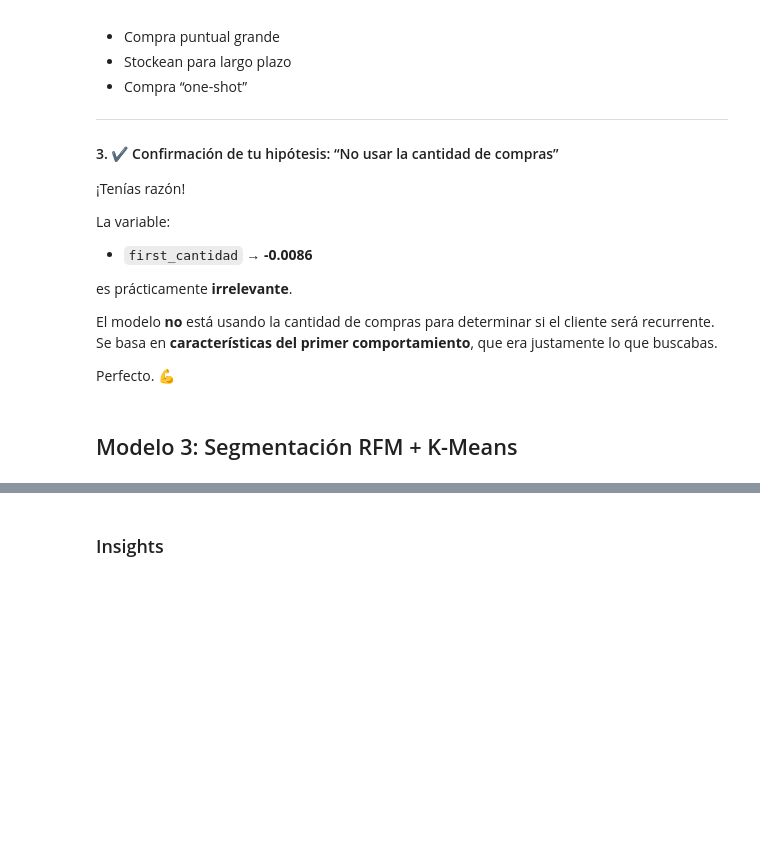
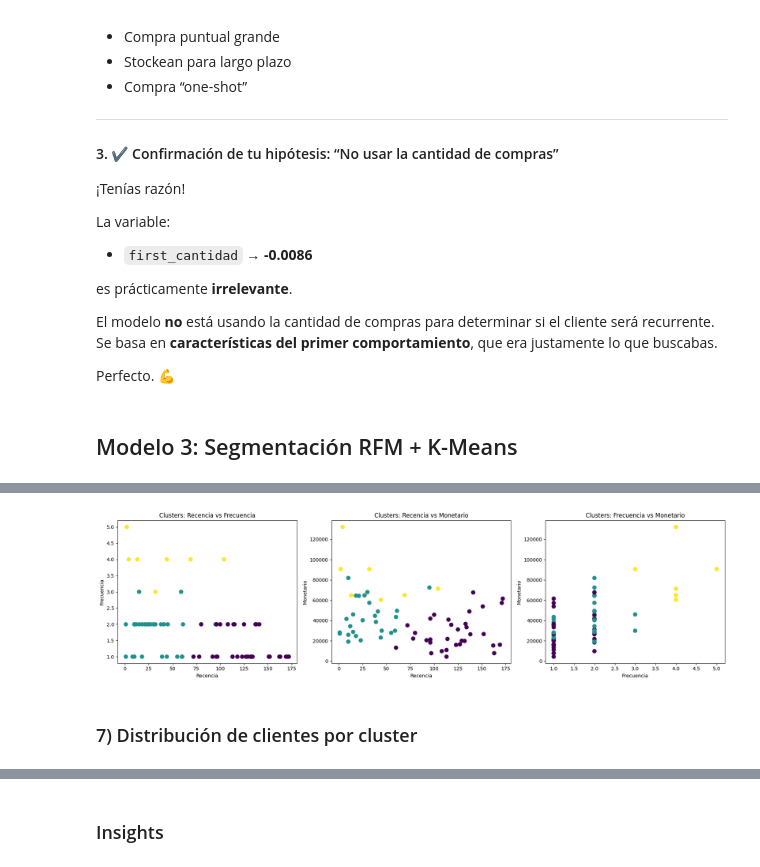
Before and after one commit to DiegoPenalba/ProyectoAurilion, a Jupyter notebook: data.ipynb, the cells around one changed output, grey strips where cells are left out. Drawn from its saved outputs; the diff is of its cells as text; code cells hidden in the pictures; blank space fills up the shorter version.

Commit message:
se modifica el notebook, se agrega un grafico 2d del scatterplot. Listo para mergear

```diff
--- a/data.ipynb
+++ b/data.ipynb
@@ -2863,0 +2738,45 @@ Promedios por cluster:
+# %%
+plt.figure(figsize=(18, 5))
+
+# --- Recencia vs Frecuencia ---
+plt.subplot(1, 3, 1)
+plt.scatter(
+    rfm["recencia"],
+    rfm["frecuencia"],
+    c=rfm["cluster"],
+    s=60
+)
+plt.xlabel("Recencia")
+plt.ylabel("Frecuencia")
+plt.title("Clusters: Recencia vs Frecuencia")
+
+# --- Recencia vs Monetario ---
+plt.subplot(1, 3, 2)
+plt.scatter(
+    rfm["recencia"],
+    rfm["monetario"],
+    c=rfm["cluster"],
+    s=60
+)
+plt.xlabel("Recencia")
+plt.ylabel("Monetario")
+plt.title("Clusters: Recencia vs Monetario")
+
+# --- Frecuencia vs Monetario ---
+plt.subplot(1, 3, 3)
+plt.scatter(
+    rfm["frecuencia"],
+    rfm["monetario"],
+    c=rfm["cluster"],
+    s=60
+)
+plt.xlabel("Frecuencia")
+plt.ylabel("Monetario")
+plt.title("Clusters: Frecuencia vs Monetario")
+
+plt.tight_layout()
+plt.show()
+# %% [output]
+[figure, added]
+# %% [markdown]
+### 7) Distribución de clientes por cluster
```
Also changed, not shown: parts of 37 cells of this notebook.
